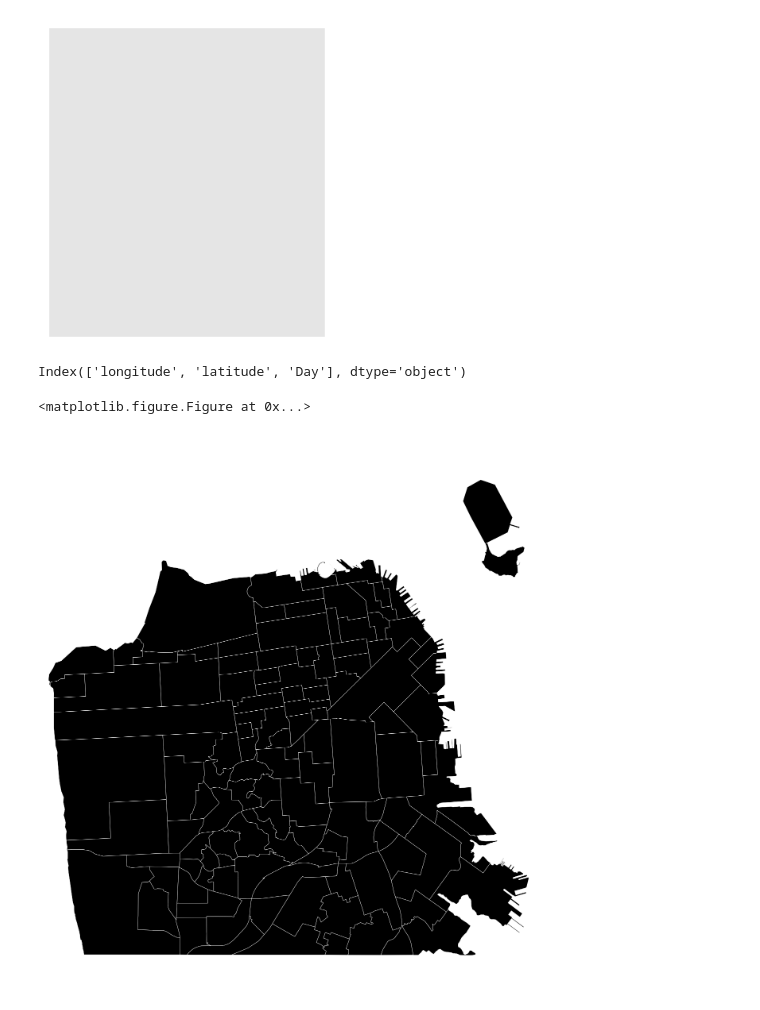
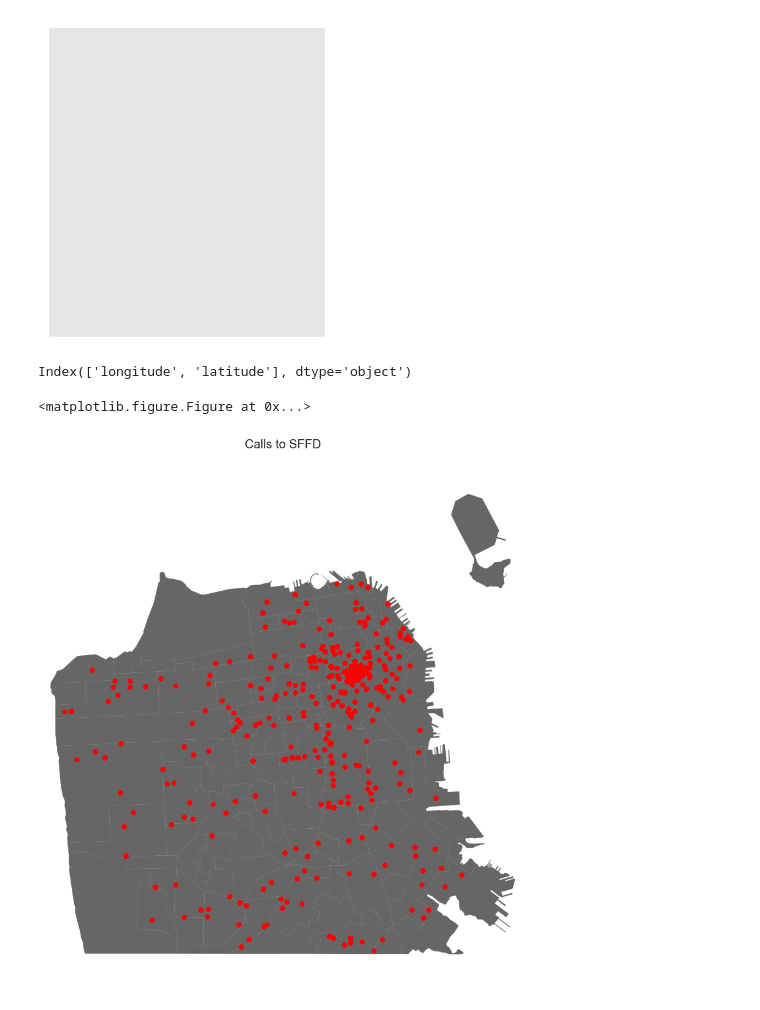
Before and after one commit to nikitaAD/Fire-Incidents-Analysis-Modeling, a Jupyter notebook: Analysis-and-Modeling-of-SFFD-calls.ipynb, the cells around one changed output. Saved outputs shown, nothing was run; the diff lists cells and outputs as text; code cells hidden in the pictures.

Commit message:
Calls geo plots

```diff
--- a/Analysis-and-Modeling-of-SFFD-calls.ipynb
+++ b/Analysis-and-Modeling-of-SFFD-calls.ipynb
@@ -429,8 +433,8 @@ m.readshapefile(
  <matplotlib.collections.LineCollection at 0x...>)
 [figure]
 # %%
-call_pts=df[['longitude','latitude','Day']]
+call_pts=df[['longitude','latitude']]
 call_pts.columns
 # %% [output]
-Index(['longitude', 'latitude', 'Day'], dtype='object')
+Index(['longitude', 'latitude'], dtype='object')
 # %%
@@ -458,27 +456,26 @@ sf_calls_points_todraw=makePoints(call_pts)
 # %%
-# Draw neighborhoods withpolygons
+# draw ward patches from polygons
 df_map['patches'] = df_map['poly'].map(lambda x: PolygonPatch(
     x,
-    fc='#000000',
-    ec='#ffffff', lw=.5, alpha=1,
+    fc='#555555',
+    ec='#787878', lw=.25, alpha=.9,
     zorder=4))
 
 plt.clf()
 fig = plt.figure()
 ax = fig.add_subplot(111, axisbg='w', frame_on=False)
 
-# Now, we can overlay our points
-dev = m.scatter(
-    [geom.x for geom in sf_calls_points_todraw],
-    [geom.y for geom in sf_calls_points_todraw],
-    10, marker='o', lw=.25,
-    facecolor='cyan', edgecolor='cyan',
-    alpha=0.75, antialiased=True,
-    label='Jan 1', zorder=3)
+x,y = m(longitude, latitude)
+m.plot(x, y, 'ro', markersize=6)
 
+# plot boroughs by adding the PatchCollection to the axes instance
 ax.add_collection(PatchCollection(df_map['patches'].values, match_original=True))
+
+plt.title("Calls to SFFD")
 plt.tight_layout()
-fig.set_size_inches(15,15)
+
+fig.set_size_inches(10, 10)
+plt.show()
 # %% [output]
 <matplotlib.figure.Figure at 0x...>
-[figure, old version]
+[figure, new version]
```
Also changed, not shown: parts of 2 cells of this notebook.
